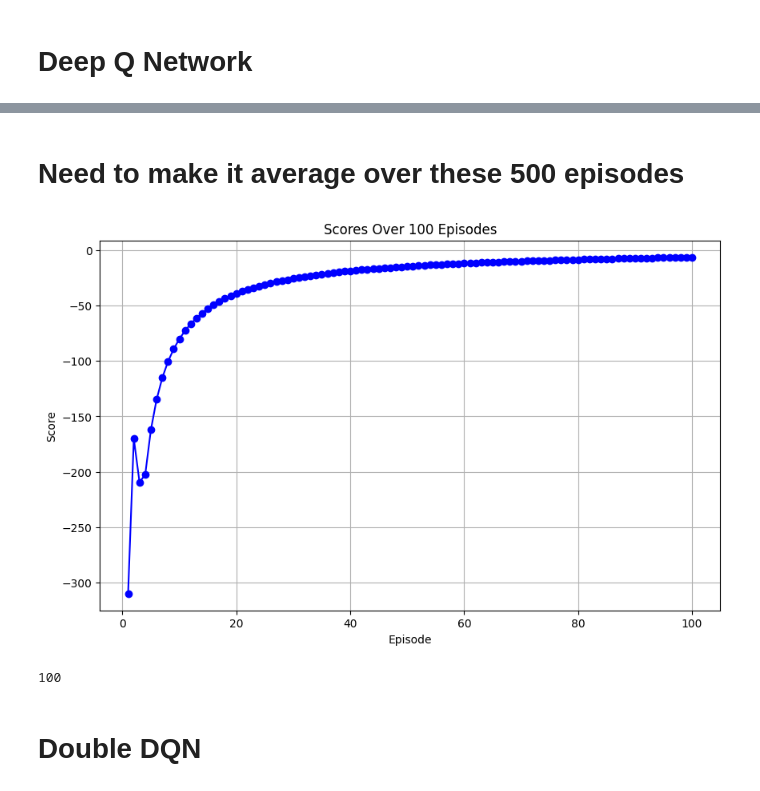
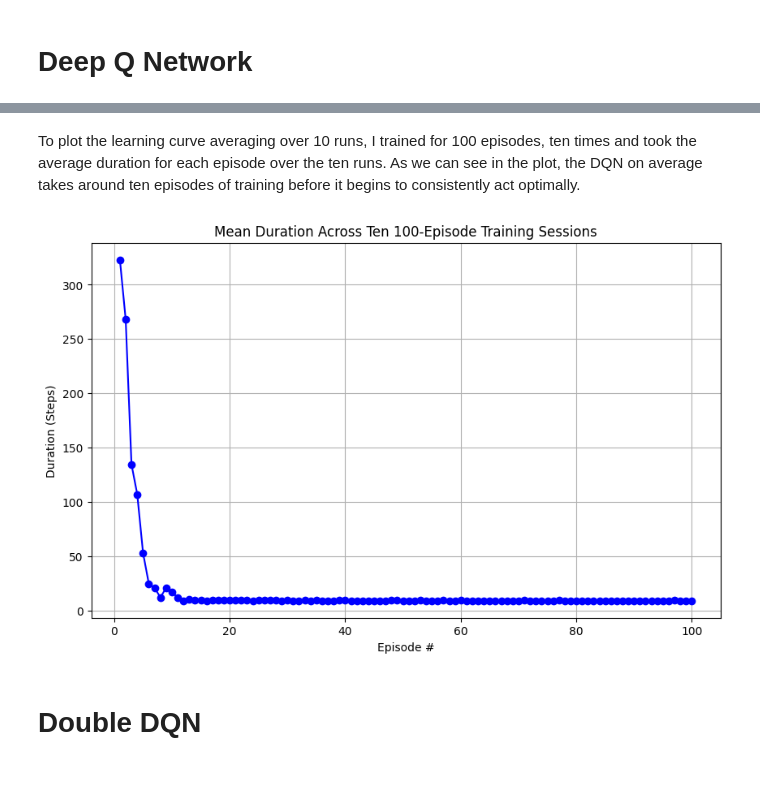
Before and after one commit to ayang903/DQN, a Jupyter notebook: ps2.ipynb, the cells around one changed output, grey strips where cells are left out. Drawn from its saved outputs; the diff is of its cells as text; code cells hidden in the pictures.

```diff
--- a/ps2.ipynb
+++ b/ps2.ipynb
@@ -121,24 +130,20 @@ Q_EVAL: tensor([-5.7725, -5.7725, -5.6579, -6.0794, -3.5068, -6.0794, -6.0794, -
-# %% [markdown]
-# Need to make it average over these 500 episodes
+# %% [markdown]
+To plot the learning curve averaging over 10 runs, I trained for 100 episodes, ten times and took the average duration for each episode over the ten runs. As we can see in the plot, the DQN on average takes around ten episodes of training before it begins to consistently act optimally.
 # %%
 # plot the average score per episode
 import matplotlib.pyplot as plt
 
-episodes = list(range(1, n_games + 1))
+episodes = list(range(1, n_episodes + 1))
 
 plt.figure(figsize=(10, 6))
-plt.plot(episodes, avg_scores_dqn, marker='o', linestyle='-', color='b', label='Average Score per Episode')
-plt.title('Scores Over 100 Episodes')
-plt.xlabel('Episode')
-plt.ylabel('Score')
+plt.plot(episodes, avg_steps_per_episode, marker='o', linestyle='-', color='b')
+plt.title('Mean Duration Across Ten 100-Episode Training Sessions')
+plt.xlabel('Episode #')
+plt.ylabel('Duration (Steps)')
 plt.grid(True)
 plt.show()
 # %% [output]
-[figure, old version]
+[figure, new version]
-# %%
-len(avg_scores_dqn)
-# %% [output]
-100
 # %% [markdown]
 # Double DQN
 # %%
```
Also changed, not shown: parts of 7 cells of this notebook, 2 other files.
